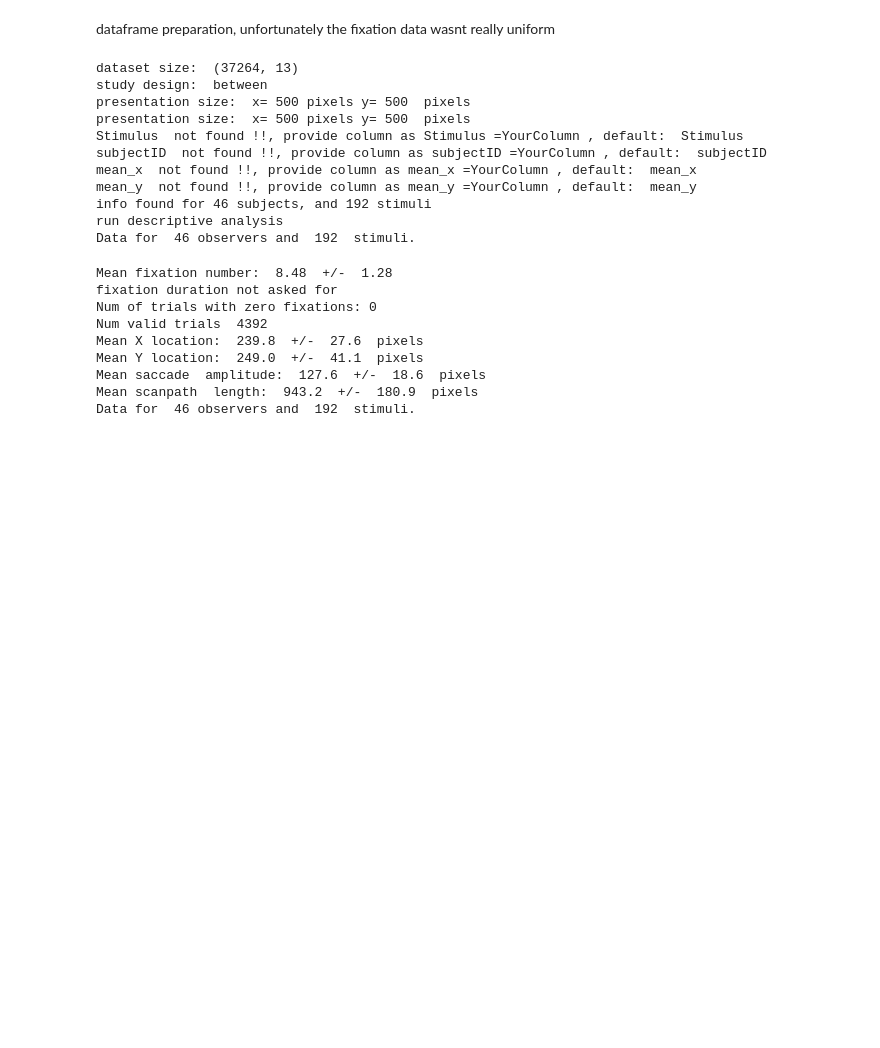
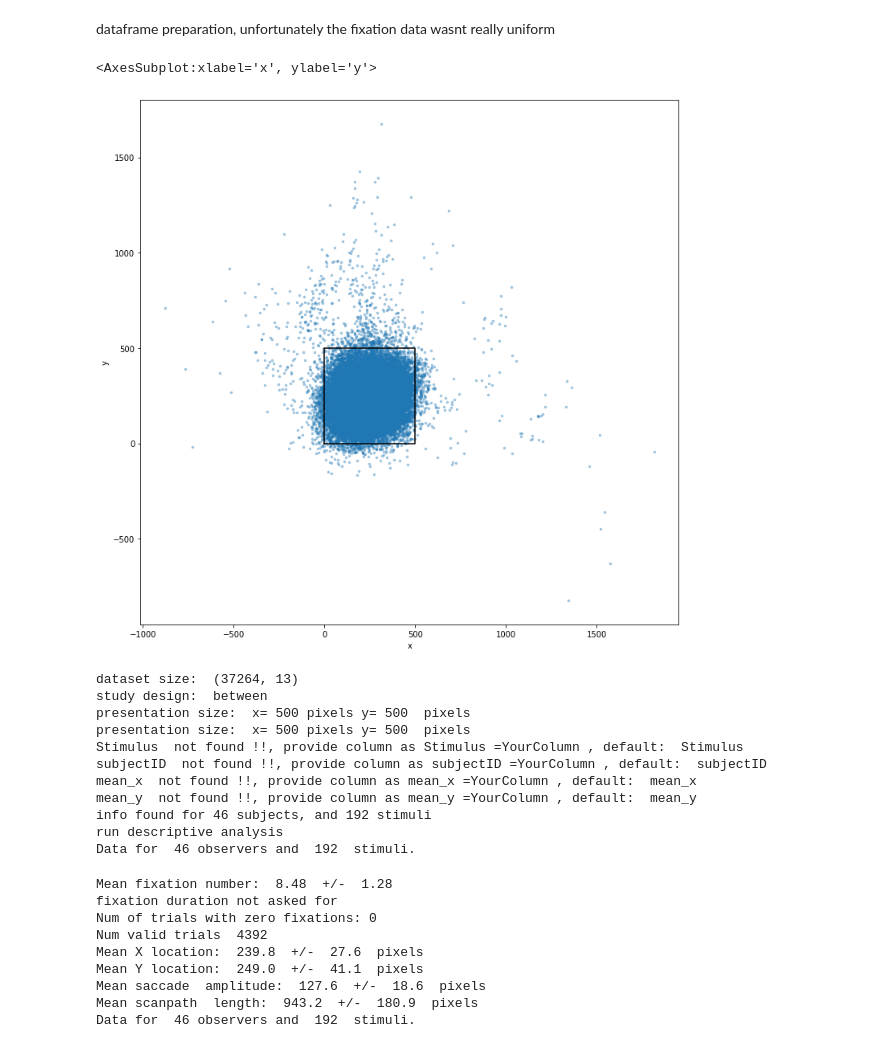
Before and after one commit to jozsarato/PyEyeSim, a Jupyter notebook: Notebooks/RDMDemo.ipynb, the cells around one changed output. Cells and saved outputs as stored; diff of their text form; code cells hidden in the pictures; blank space fills up the shorter version.

```diff
--- a/Notebooks/RDMDemo.ipynb
+++ b/Notebooks/RDMDemo.ipynb
@@ -52,6 +55,17 @@ all_subjects_df['memory_bin'] = all_subjects_df['memory'].map({1: 1, 2: 1, 3: 2,
 
 # extract scenes only
 all_subjects_df = all_subjects_df[all_subjects_df.cat == 2]
+# %%
+plt.figure(figsize=(12, 12))
+frame = pd.DataFrame({
+    'x': [0, 500, 500, 0, 0],
+    'y': [0, 0, 500, 500, 0]
+})
+plt.plot(frame['x'], frame['y'], color='k')
+sns.scatterplot(all_subjects_df.x, all_subjects_df.y, edgecolor=None, alpha=0.4, s=10)
+# %% [output]
+<AxesSubplot:xlabel='x', ylabel='y'>
+[figure, added]
 # %%
 MemData = EyeData('MemData', 'between', all_subjects_df, x_size=500,y_size=500)
 MemData.DataInfo(FixDuration='duration',Stimulus='pic',subjectID='subID', mean_x='x', mean_y='y')
```
Also changed, not shown: parts of 8 cells of this notebook.
